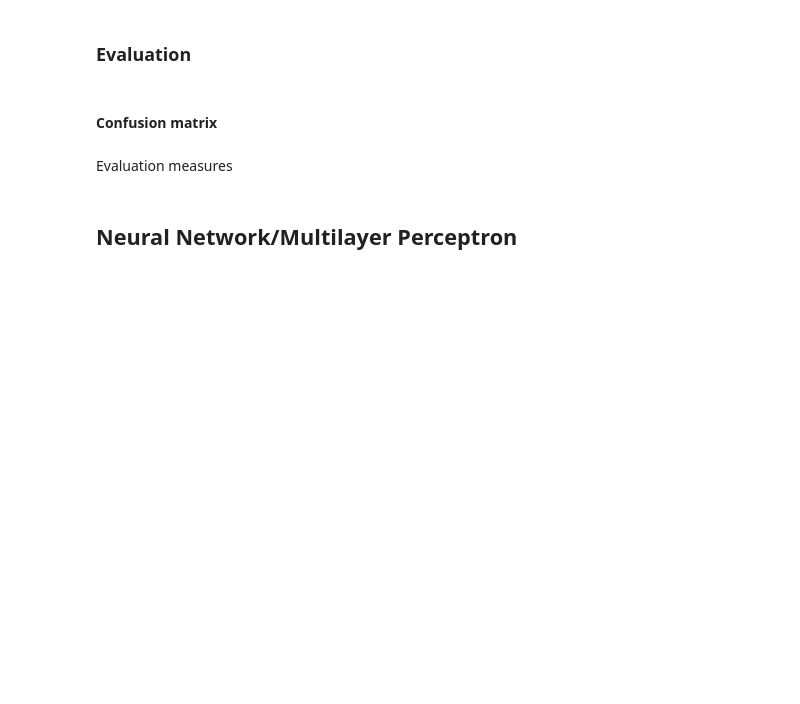
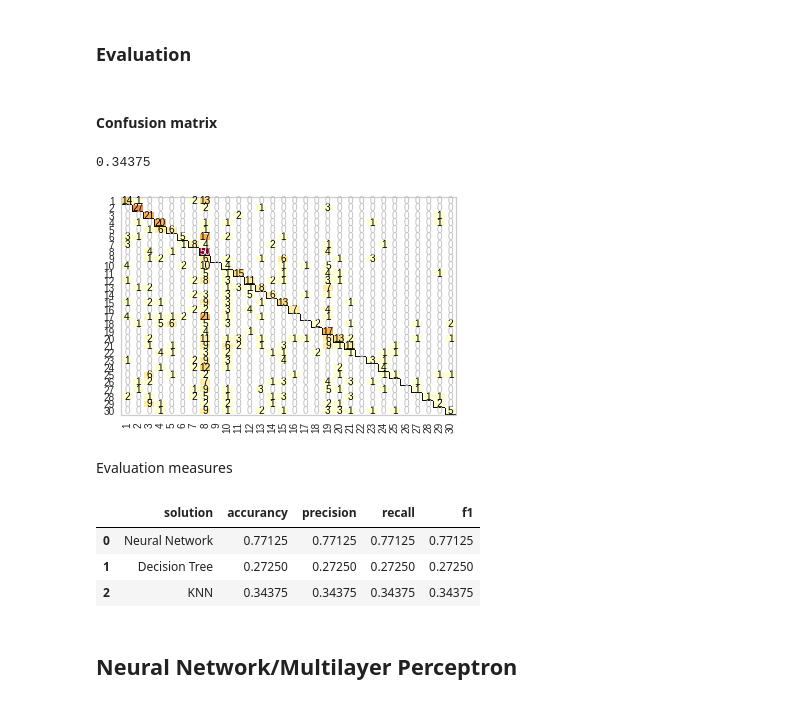
Before and after one commit to PaulErpen/Machine-Learning-Exercise-1, a Jupyter notebook: Group24_Exercise1.ipynb, the cells around one changed output. Drawn from its saved outputs; the diff is of its cells as text; code cells hidden in the pictures; blank space fills up the shorter version.

```diff
--- a/Group24_Exercise1.ipynb
+++ b/Group24_Exercise1.ipynb
@@ -173,17 +165,26 @@ knn.fit(X_train_scaled, y_train)
 #### Confusion matrix
 # %%
 cm = ConfusionMatrix(knn_best, classes=sorted(df_locations["class"].unique()))
-cm.score(X_test_scaled, y_test_scaled)
+cm.score(X_test_scaled, y_test)
+# %% [output]
+0.34375
+[figure, added]
 # %% [markdown]
 Evaluation measures
 # %%
 y_pred = knn_best.predict(X_test_scaled)
-df_location_performance_measures.append(["KNN",
-                                         metrics.accurancy_score(y_test_scaled, y_pred),
-                                         metrics.precision_score(y_test_scaled, y_pred),
-                                         metrics.recall_score(y_test_scaled, y_pred),
-                                         metrics.specificity_score(y_test_scaled, y_pred),
-                                         metrics.f1_score(y_test_scaled, y_pred)])
+df_location_performance_measures = df_location_performance_measures.append({
+    "solution": "KNN",
+    "accurancy": metrics.accuracy_score(y_test, y_pred),
+    "precision": metrics.precision_score(y_test, y_pred, average="micro"),
+    "recall": metrics.recall_score(y_test, y_pred, average="micro"),
+    "f1": metrics.f1_score(y_test, y_pred, average="micro")}, ignore_index=True)
+display(df_location_performance_measures)
+# %% [output]
+|  | solution | accurancy | precision | recall | f1 |
+| 0 | Neural Network | 0.77125 | 0.77125 | 0.77125 | 0.77125 |
+| 1 | Decision Tree | 0.27250 | 0.27250 | 0.27250 | 0.27250 |
+| 2 | KNN | 0.34375 | 0.34375 | 0.34375 | 0.34375 |
 # %% [markdown]
 ## Neural Network/Multilayer Perceptron
 # %% [markdown]
```
Also changed, not shown: parts of 12 cells of this notebook.
